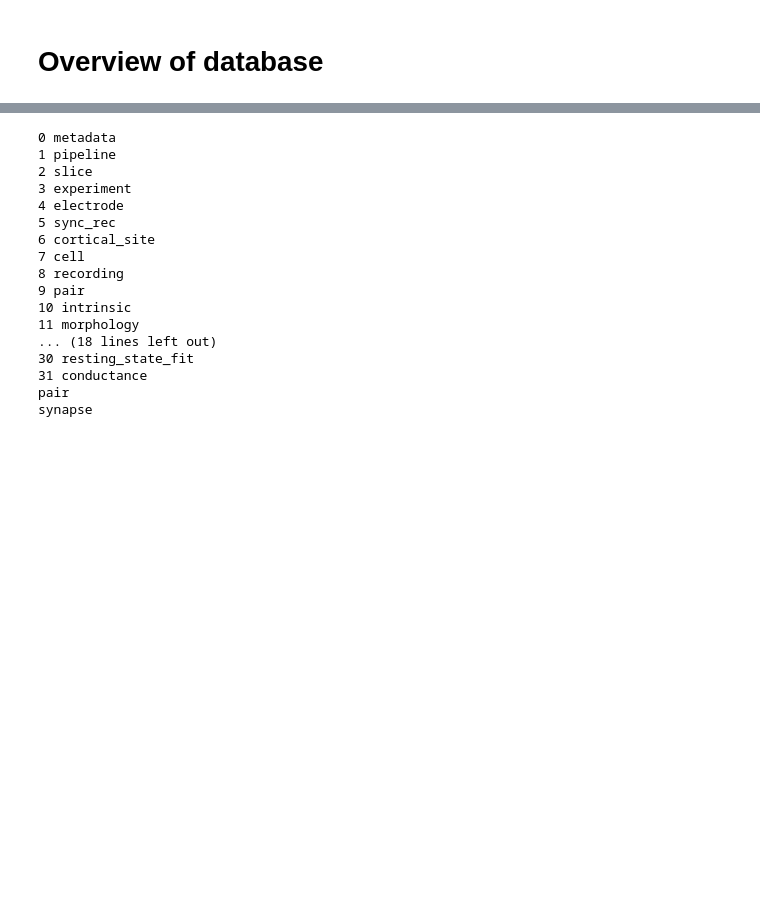
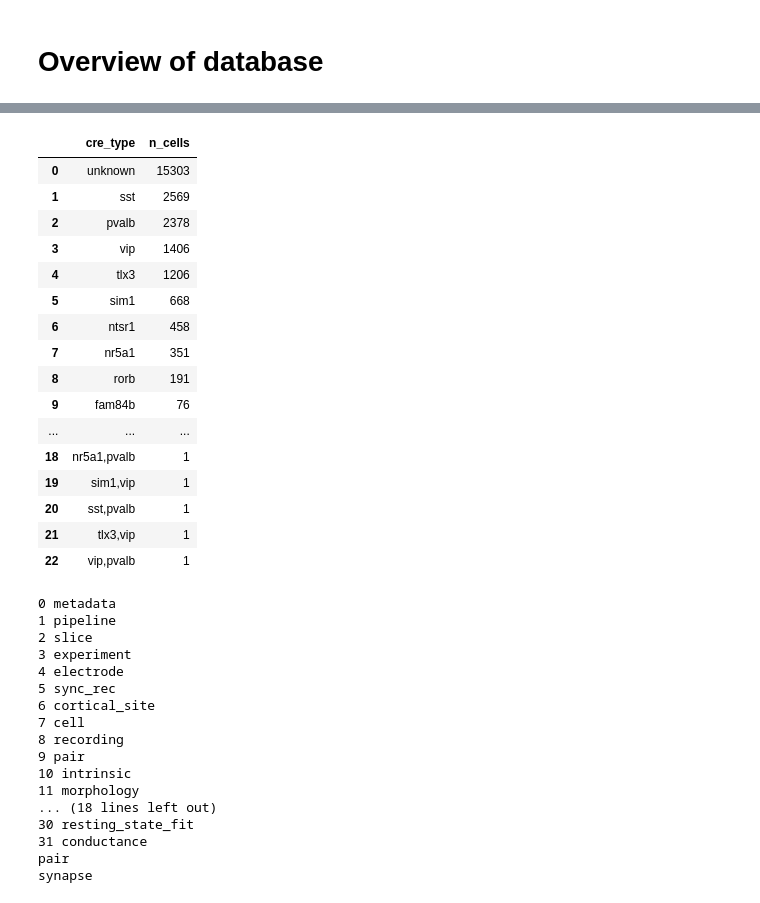
Before and after one commit to acevedomartina/HeterogeneousRNNs, a Jupyter notebook: data_analysis/psp-amplitude_fi-slope.ipynb, the cells around one changed output, grey strips where cells are left out. Cells and saved outputs as stored; diff of their text form; code cells hidden in the pictures; blank space fills up the shorter version.

```diff
--- a/data_analysis/psp-amplitude_fi-slope.ipynb
+++ b/data_analysis/psp-amplitude_fi-slope.ipynb
@@ -115,3 +140,34 @@ con.close()
+# %%
+query = """
+SELECT
+    cre_type,
+    COUNT(*) AS n_cells
+FROM cell
+GROUP BY cre_type
+ORDER BY n_cells DESC;
+"""
+
+df = pd.read_sql_query(query, con)
+
+df
+# %% [output]
+|  | cre_type | n_cells |
+| 0 | unknown | 15303 |
+| 1 | sst | 2569 |
+| 2 | pvalb | 2378 |
+| 3 | vip | 1406 |
+| 4 | tlx3 | 1206 |
+| 5 | sim1 | 668 |
+| 6 | ntsr1 | 458 |
+| 7 | nr5a1 | 351 |
+| 8 | rorb | 191 |
+| 9 | fam84b | 76 |
+| ... | ... | ... |
+| 18 | nr5a1,pvalb | 1 |
+| 19 | sim1,vip | 1 |
+| 20 | sst,pvalb | 1 |
+| 21 | tlx3,vip | 1 |
+| 22 | vip,pvalb | 1 |
 # %%
 table_list = cur.execute(
     "SELECT name FROM sqlite_master WHERE type='table'"
```
Also changed, not shown: parts of 4 cells of this notebook.
